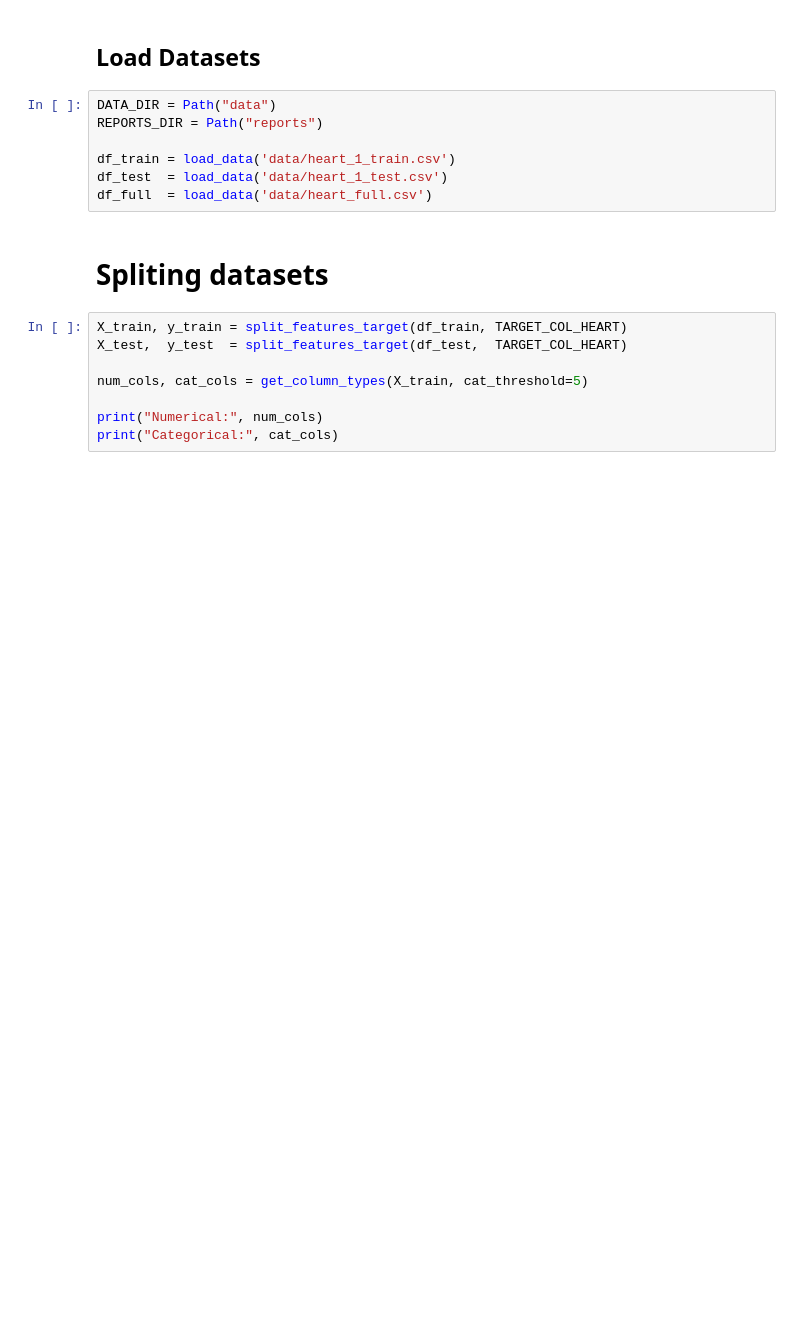
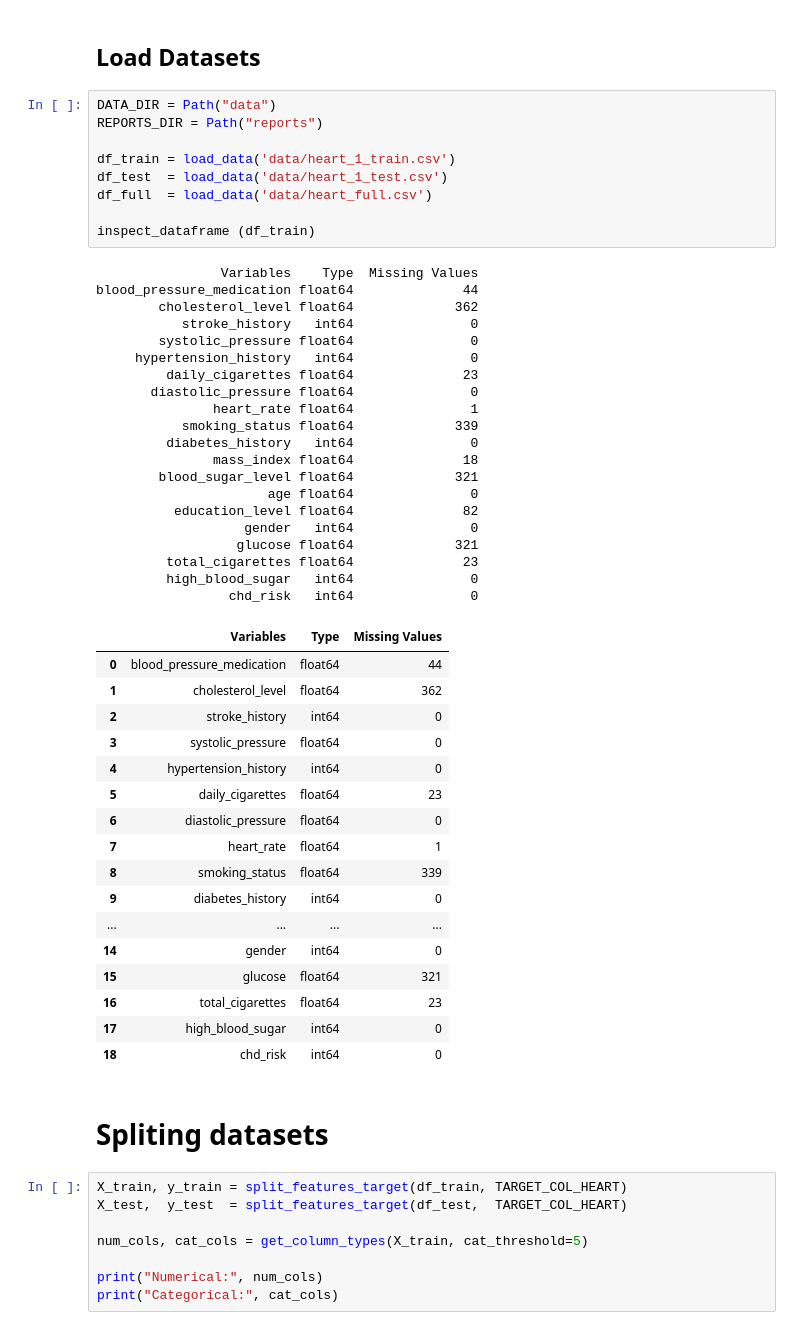
Before and after one commit to EpicRomania/proiect_ia, a Jupyter notebook: main.ipynb, the cells around one changed output. Drawn from its saved outputs; the diff is of its cells as text; blank space fills up the shorter version.

Commit message:
modified inspect_dataframe

```diff
--- a/main.ipynb
+++ b/main.ipynb
@@ -19,10 +19,50 @@ import pandas as pd
 # %%
 DATA_DIR = Path("data")
 REPORTS_DIR = Path("reports")
 
 df_train = load_data('data/heart_1_train.csv')
 df_test  = load_data('data/heart_1_test.csv')
 df_full  = load_data('data/heart_full.csv')
+
+inspect_dataframe (df_train)
+# %% [output]
+                Variables    Type  Missing Values
+blood_pressure_medication float64              44
+        cholesterol_level float64             362
+           stroke_history   int64               0
+        systolic_pressure float64               0
+     hypertension_history   int64               0
+         daily_cigarettes float64              23
+       diastolic_pressure float64               0
+               heart_rate float64               1
+           smoking_status float64             339
+         diabetes_history   int64               0
+               mass_index float64              18
+        blood_sugar_level float64             321
+                      age float64               0
+          education_level float64              82
+                   gender   int64               0
+                  glucose float64             321
+         total_cigarettes float64              23
+         high_blood_sugar   int64               0
+                 chd_risk   int64               0
+|  | Variables | Type | Missing Values |
+| 0 | blood_pressure_medication | float64 | 44 |
+| 1 | cholesterol_level | float64 | 362 |
+| 2 | stroke_history | int64 | 0 |
+| 3 | systolic_pressure | float64 | 0 |
+| 4 | hypertension_history | int64 | 0 |
+| 5 | daily_cigarettes | float64 | 23 |
+| 6 | diastolic_pressure | float64 | 0 |
+| 7 | heart_rate | float64 | 1 |
+| 8 | smoking_status | float64 | 339 |
+| 9 | diabetes_history | int64 | 0 |
+| ... | ... | ... | ... |
+| 14 | gender | int64 | 0 |
+| 15 | glucose | float64 | 321 |
+| 16 | total_cigarettes | float64 | 23 |
+| 17 | high_blood_sugar | int64 | 0 |
+| 18 | chd_risk | int64 | 0 |
 # %% [markdown]
 # Spliting datasets
 # %%
```
Also changed, not shown: parts of 2 cells of this notebook, 1 other file.
